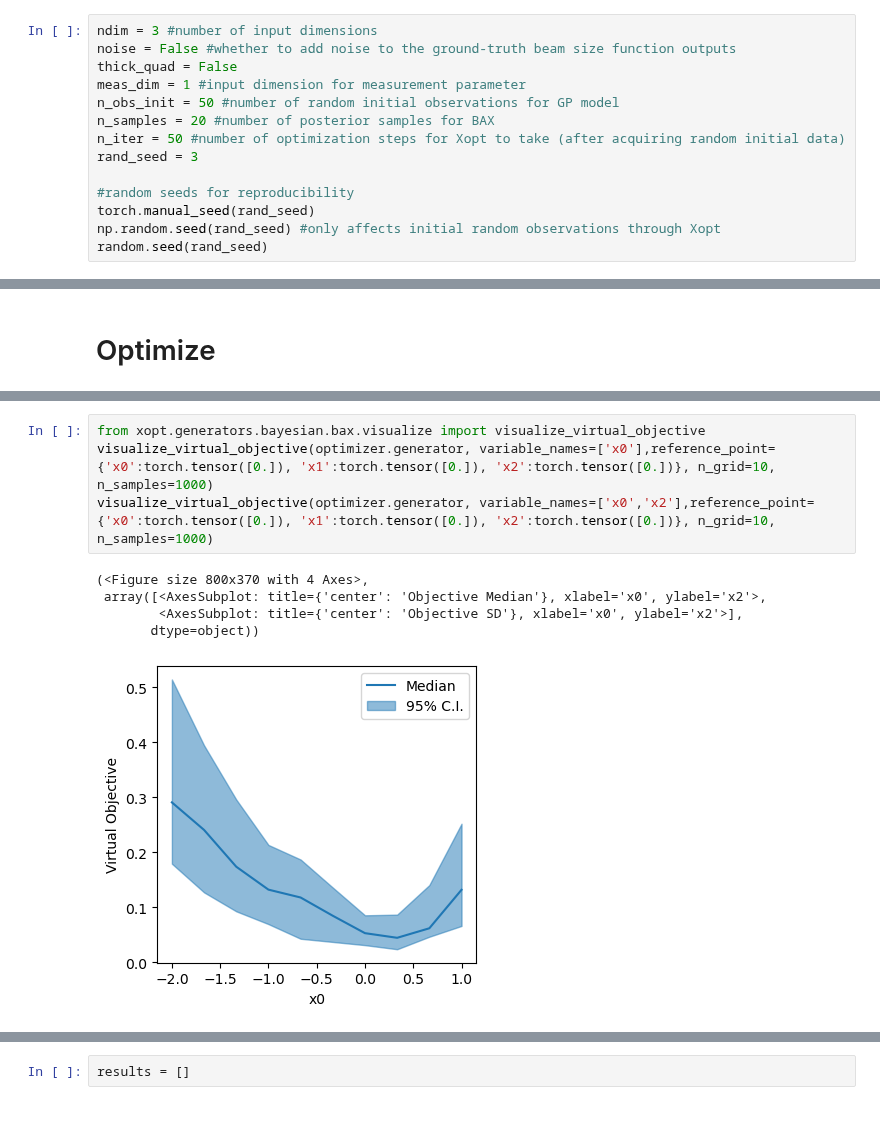
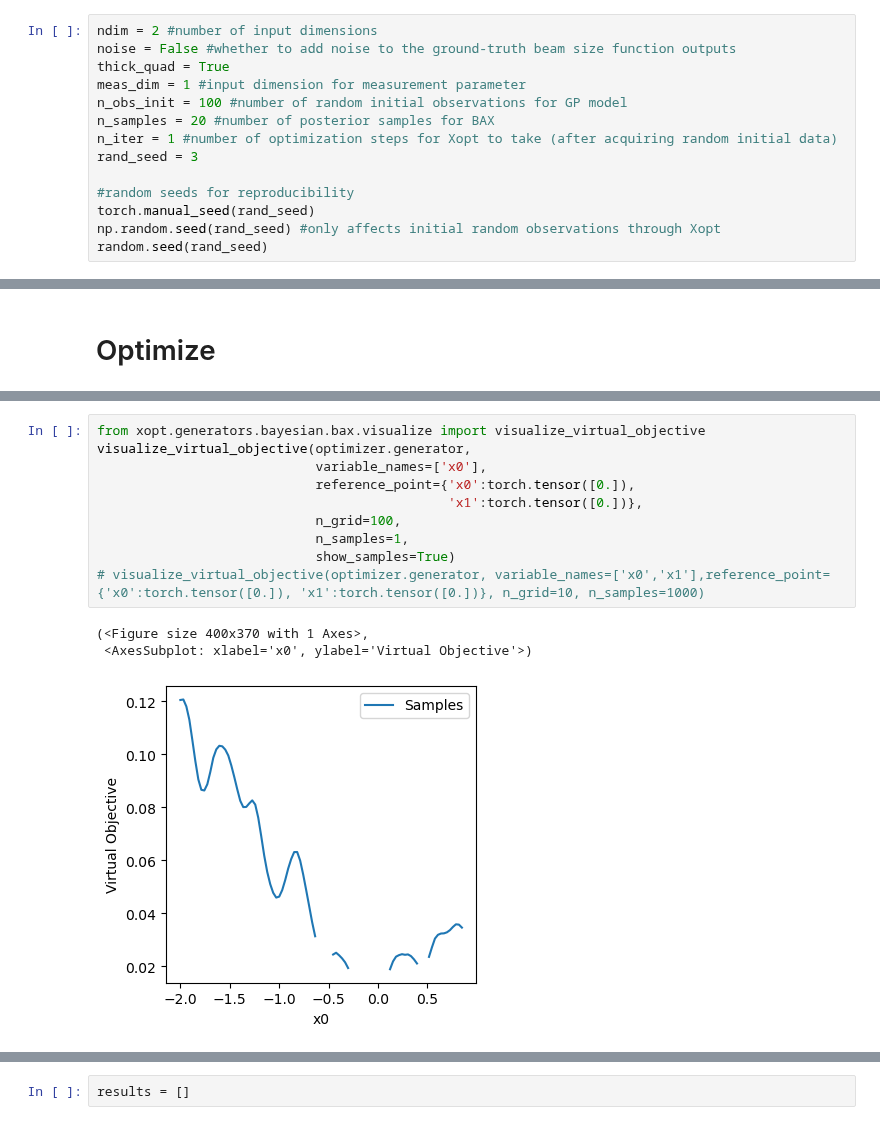
Before and after one commit to roussel-ryan/emitopt, a Jupyter notebook: examples/bax-emittance-xy-minimization-toy-model-THINQUAD.ipynb, the cells around one changed output, grey strips where cells are left out. Saved outputs shown, nothing was run; the diff lists cells and outputs as text.

```diff
--- a/examples/bax-emittance-xy-minimization-toy-model-THINQUAD.ipynb
+++ b/examples/bax-emittance-xy-minimization-toy-model-THINQUAD.ipynb
@@ -50,13 +50,13 @@ False
 # %% [markdown]
 # Notebook settings
 # %%
-ndim = 3 #number of input dimensions
+ndim = 2 #number of input dimensions
 noise = False #whether to add noise to the ground-truth beam size function outputs
-thick_quad = False
+thick_quad = True
 meas_dim = 1 #input dimension for measurement parameter
-n_obs_init = 50 #number of random initial observations for GP model
+n_obs_init = 100 #number of random initial observations for GP model
 n_samples = 20 #number of posterior samples for BAX
-n_iter = 50 #number of optimization steps for Xopt to take (after acquiring random initial data)
+n_iter = 1 #number of optimization steps for Xopt to take (after acquiring random initial data)
 rand_seed = 3
 
 #random seeds for reproducibility
@@ -278,10 +273,14 @@ visualize_generator_model(optimizer.generator, variable_names=['x2','x1'], refer
 # %%
 from xopt.generators.bayesian.bax.visualize import visualize_virtual_objective
-visualize_virtual_objective(optimizer.generator, variable_names=['x0'],reference_point={'x0':torch.tensor([0.]), 'x1':torch.tensor([0.]), 'x2':torch.tensor([0.])}, n_grid=10, n_samples=1000)
-visualize_virtual_objective(optimizer.generator, variable_names=['x0','x2'],reference_point={'x0':torch.tensor([0.]), 'x1':torch.tensor([0.]), 'x2':torch.tensor([0.])}, n_grid=10, n_samples=1000)
+visualize_virtual_objective(optimizer.generator,
+                            variable_names=['x0'],
+                            reference_point={'x0':torch.tensor([0.]),
+                                             'x1':torch.tensor([0.])},
+                            n_grid=100,
+                            n_samples=1,
+                            show_samples=True)
+# visualize_virtual_objective(optimizer.generator, variable_names=['x0','x1'],reference_point={'x0':torch.tensor([0.]), 'x1':torch.tensor([0.])}, n_grid=10, n_samples=1000)
 # %% [output]
-(<Figure size 800x370 with 4 Axes>,
- array([<AxesSubplot: title={'center': 'Objective Median'}, xlabel='x0', ylabel='x2'>,
-        <AxesSubplot: title={'center': 'Objective SD'}, xlabel='x0', ylabel='x2'>],
-       dtype=object))
+(<Figure size 400x370 with 1 Axes>,
+ <AxesSubplot: xlabel='x0', ylabel='Virtual Objective'>)
-[figure, old version]
+[figure, new version]
```
Also changed, not shown: parts of 11 cells of this notebook, 6 other files.
